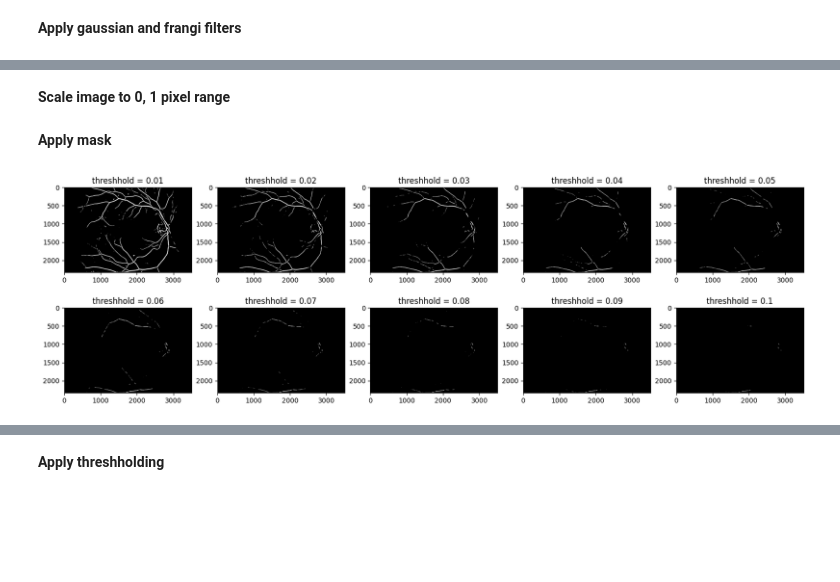
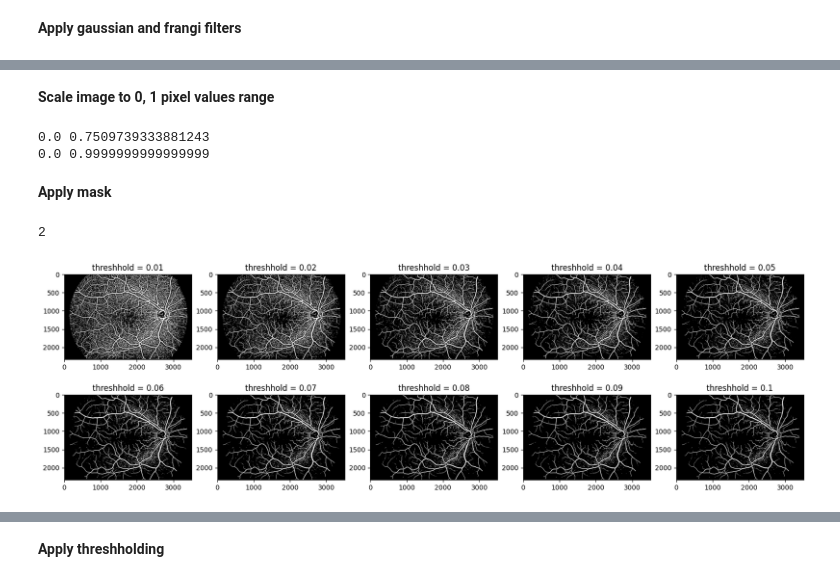
Before and after one commit to HubertLuszkiewicz/RetinaDetect, a Jupyter notebook: eye_fundus_detection.ipynb, the cells around one changed output, grey strips where cells are left out. Saved outputs shown, nothing was run; the diff lists cells and outputs as text; code cells hidden in the pictures; blank space fills up the shorter version.

```diff
--- a/eye_fundus_detection.ipynb
+++ b/eye_fundus_detection.ipynb
@@ -13,10 +15,11 @@ io.imshow(image)
 # %% [markdown]
 **Display comparison of rgb channels**
 # %%
-image_name = 'images/02_dr.JPG'
-gold_standard_name = 'manual1/02_dr.tif'
-mask_name = 'mask/02_dr_mask.tif'
-image = io.imread(image_name)
+image_path = 'images/15_h.jpg'
+gold_standard_path = 'manual1/15_h.tif'
+mask_path = 'mask/15_h_mask.tif'
+
+image = io.imread(image_path)
 
 # Separate the color channels
 red_channel = image[:, :, 0]
@@ -73,2 +74,2 @@ frangi_filtered = filters.frangi(gaussian_filtered)
 # %% [markdown]
-**Scale image to 0, 1 pixel range**
+**Scale image to 0, 1 pixel values range**
@@ -82,28 +76,54 @@ scaled_array = (frangi_filtered - original_min) * ((target_max - target_min) / (
+# %%
+from sklearn.preprocessing import MinMaxScaler
+
+def scale_to_zero_to_one_range(image):
+    # Flatten image
+    image_reshaped = image.reshape(-1, 1)
+
+    # Scale to 0-1 range
+    scaler = MinMaxScaler(feature_range=(0, 1))
+    image_scaled_reshaped = scaler.fit_transform(image_reshaped)
+
+    # Transform back to original shape
+    image_scaled = image_scaled_reshaped.reshape(image.shape)
+
+    return image_scaled
+# %%
+image = filtered_green.copy()
+image_scaled = scale_to_zero_to_one_range(image)
+
+print(np.min(image), np.max(image))
+print(np.min(image_scaled), np.max(image_scaled))
+# %% [output]
+0.0 0.7509739333881243
+0.0 0.9999999999999999
 # %% [markdown]
 **Apply mask**
 # %%
-
-mask = io.imread(mask_name, plugin='tifffile', as_gray=True)
+from skimage.color import rgb2gray
+import tifffile
+mask = tifffile.imread(mask_path)
+grayscale_mask = rgb2gray(mask)
+print(grayscale_mask.ndim)
 
 # Przeskalowanie maski
-for i in range(len(mask)):
-    for j in range(len(mask[0])):
-        if mask[i][j] == 255: mask[i][j] = 1
+mask = scale_to_zero_to_one_range(grayscale_mask)
 
 res = np.zeros(mask.shape)
 for i in range(len(res)):
     for j in range(len(res[0])):
-        if mask[i][j] == 1: res[i][j] = scaled_array[i][j]
+        if mask[i][j] == 1: res[i][j] = image_scaled[i][j]
 
 fig, ax = plt.subplots(2, 5, figsize=(20, 6))
 
 for i in range(10):
-    threshholded_image = res > 0.01 * (i+1)
+    threshholded_image = res > 0.001 * (i+1)
     if i < 5:
         ax[0][i%5].imshow(threshholded_image, cmap='gray')
         ax[0][i%5].set_title(f'threshhold = {(i+1)*0.01}')
     if i >= 5:
         ax[1][i%5].imshow(threshholded_image, cmap='gray')
         ax[1][i%5].set_title(f'threshhold = {(i+1)*0.01}')
 # %% [output]
+2
-[figure, old version]
+[figure, new version]
```
Also changed, not shown: parts of 44 cells of this notebook, 1 other file.
